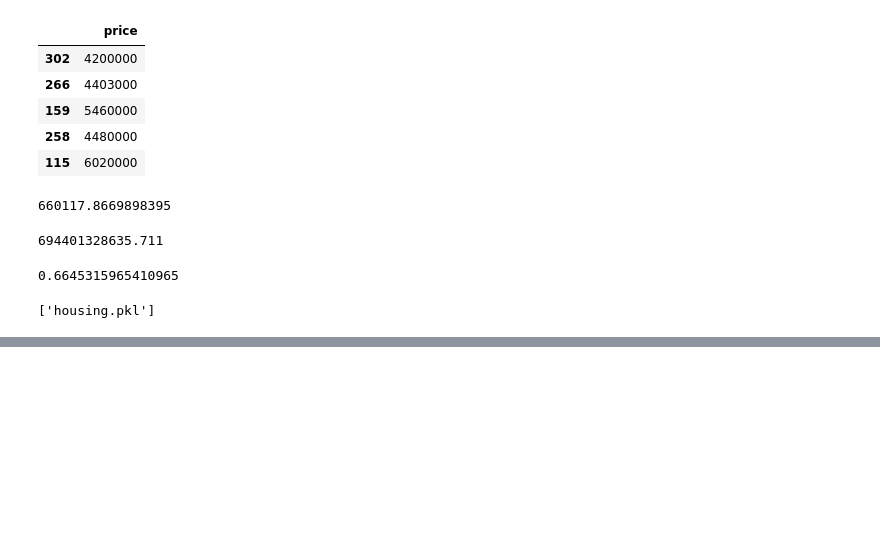
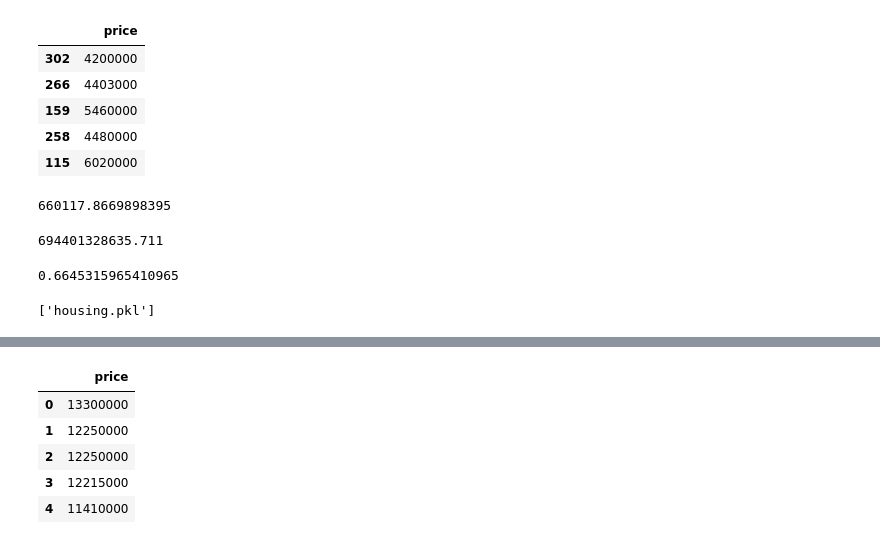
Before and after one commit to avarshvir/Coder_Roots_AI_ML_Intership, a Jupyter notebook: projects/house_price_prediction/house_price_prediction.ipynb, the cells around one changed output, grey strips where cells are left out. Cells and saved outputs as stored; diff of their text form; code cells hidden in the pictures; blank space fills up the shorter version.

```diff
--- a/projects/house_price_prediction/Untitled.ipynb
+++ b/projects/house_price_prediction/house_price_prediction.ipynb
@@ -176,0 +195,9 @@ joblib.dump(model, 'housing.pkl')
+# %%
+y.head()
+# %% [output]
+|  | price |
+| 0 | 13300000 |
+| 1 | 12250000 |
+| 2 | 12250000 |
+| 3 | 12215000 |
+| 4 | 11410000 |
```
Also changed, not shown: parts of 19 cells of this notebook, 2 other files.
